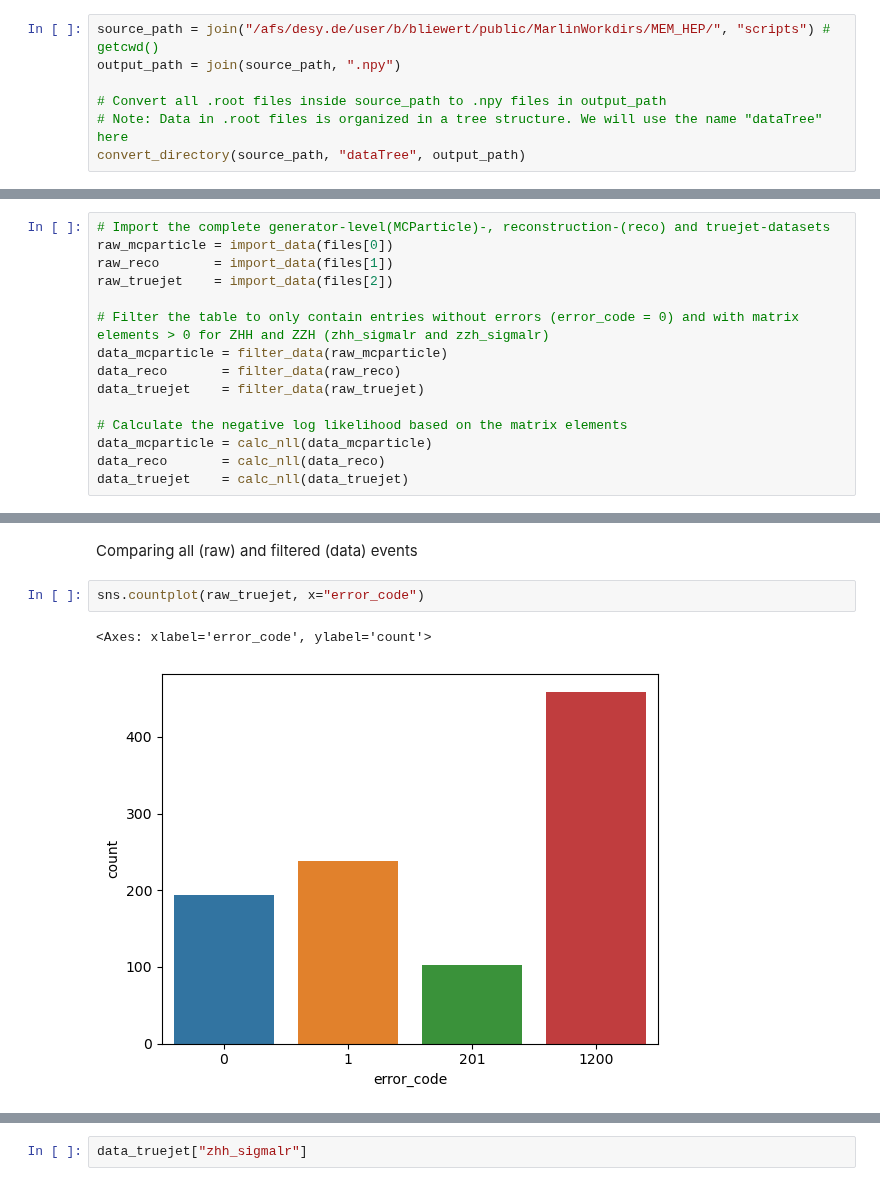
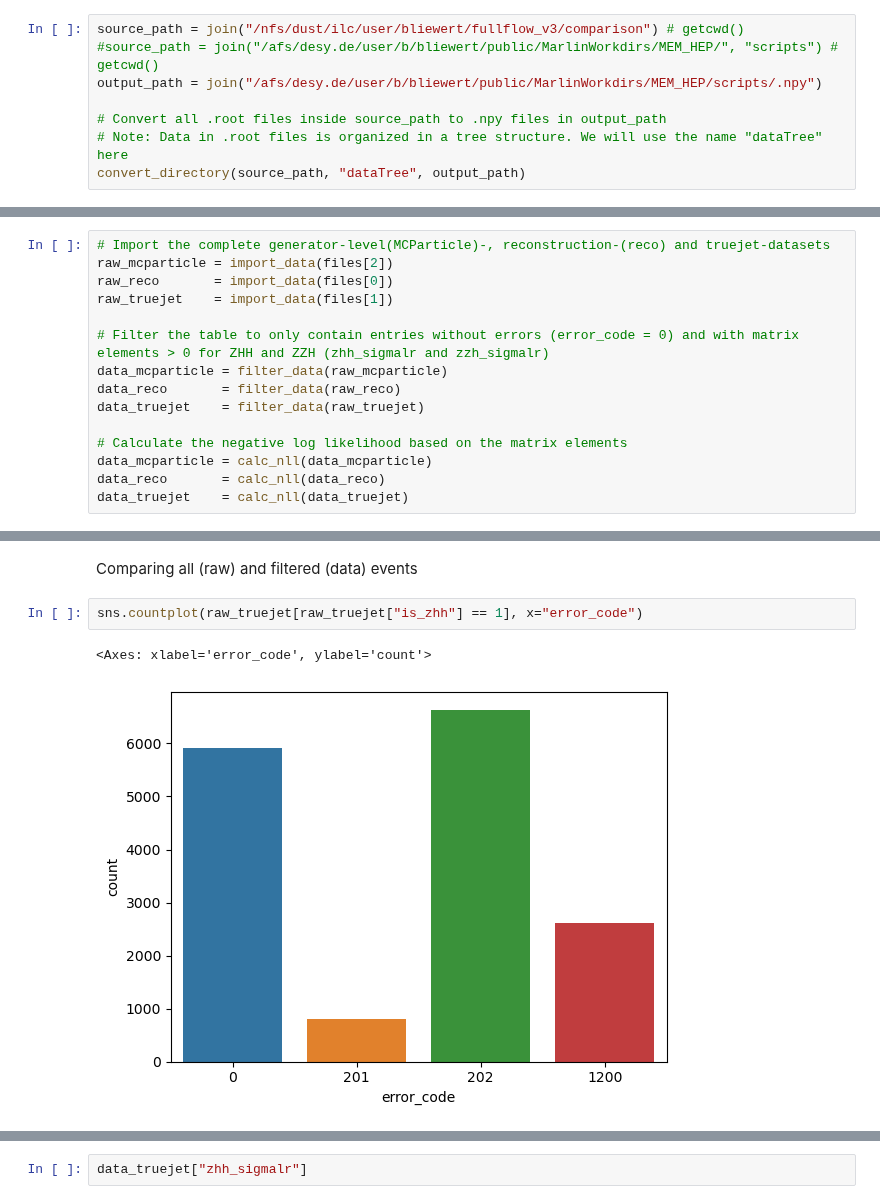
Before and after one commit to nVentis/MEM_HEP, a Jupyter notebook: view_v3.ipynb, the cells around one changed output, grey strips where cells are left out. Cells and saved outputs as stored; diff of their text form.

```diff
--- a/view_v3.ipynb
+++ b/view_v3.ipynb
@@ -20,8 +20,9 @@ from analysis.calc import calc_nll
 # %% [output]
 Welcome to JupyROOT 6.26/10
 # %%
-source_path = join("/afs/desy.de/user/b/bliewert/public/MarlinWorkdirs/MEM_HEP/", "scripts") # getcwd()
-output_path = join(source_path, ".npy")
+source_path = join("/nfs/dust/ilc/user/bliewert/fullflow_v3/comparison") # getcwd()
+#source_path = join("/afs/desy.de/user/b/bliewert/public/MarlinWorkdirs/MEM_HEP/", "scripts") # getcwd()
+output_path = join("/afs/desy.de/user/b/bliewert/public/MarlinWorkdirs/MEM_HEP/scripts/.npy")
 
 # Convert all .root files inside source_path to .npy files in output_path
 # Note: Data in .root files is organized in a tree structure. We will use the name "dataTree" here
@@ -60,9 +57,9 @@ def filter_data(df):
     return df
 # %%
 # Import the complete generator-level(MCParticle)-, reconstruction-(reco) and truejet-datasets
-raw_mcparticle = import_data(files[0])
-raw_reco       = import_data(files[1])
-raw_truejet    = import_data(files[2])
+raw_mcparticle = import_data(files[2])
+raw_reco       = import_data(files[0])
+raw_truejet    = import_data(files[1])
 
 # Filter the table to only contain entries without errors (error_code = 0) and with matrix elements > 0 for ZHH and ZZH (zhh_sigmalr and zzh_sigmalr)
 data_mcparticle = filter_data(raw_mcparticle)
@@ -92,10 +89,10 @@ Index(['run', 'event', 'error_code', 'is_zhh', 'is_zzh', 'passed_preselection',
 # %% [markdown]
 Comparing all (raw) and filtered (data) events
 # %%
-sns.countplot(raw_truejet, x="error_code")
+sns.countplot(raw_truejet[raw_truejet["is_zhh"] == 1], x="error_code")
 # %% [output]
 <Axes: xlabel='error_code', ylabel='count'>
-[figure, old version]
+[figure, new version]
 # %%
 fig, (ax1, ax2) = plt.subplots(1, 2)
 
```
Also changed, not shown: parts of 19 cells of this notebook, 12 other files.
